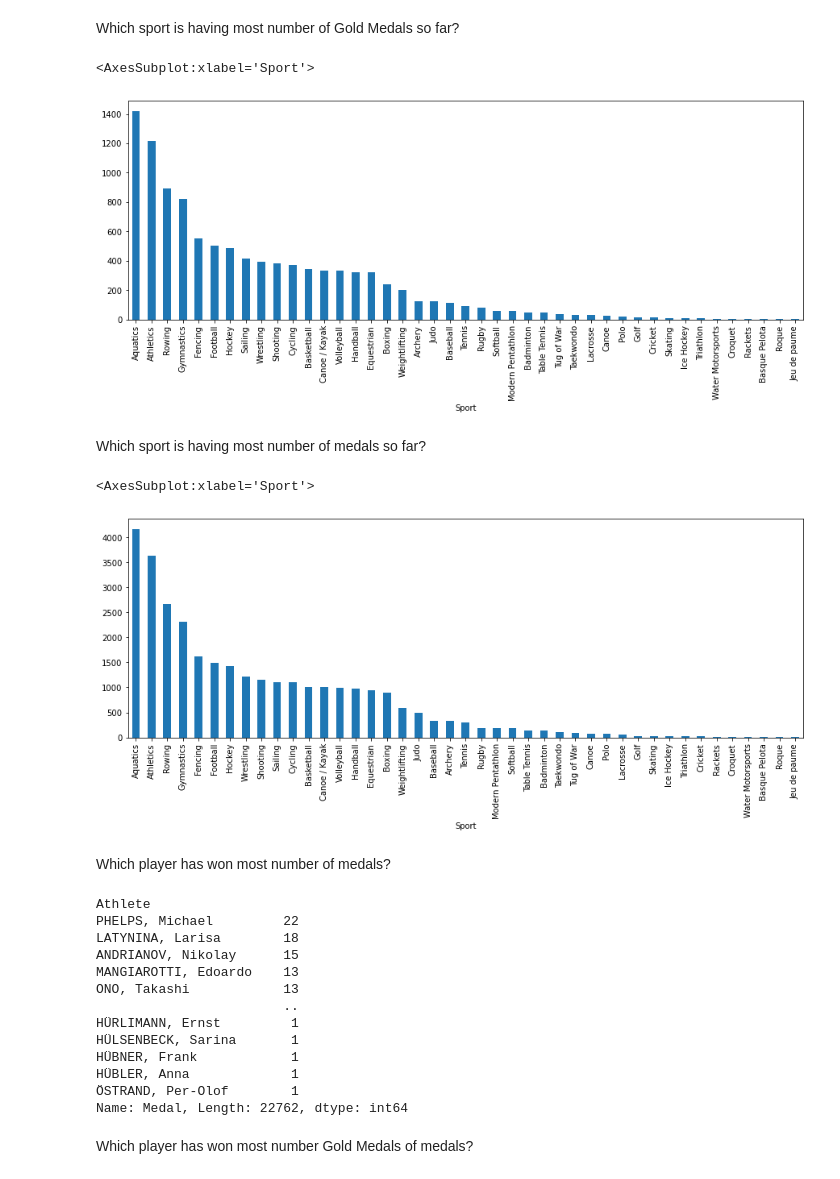
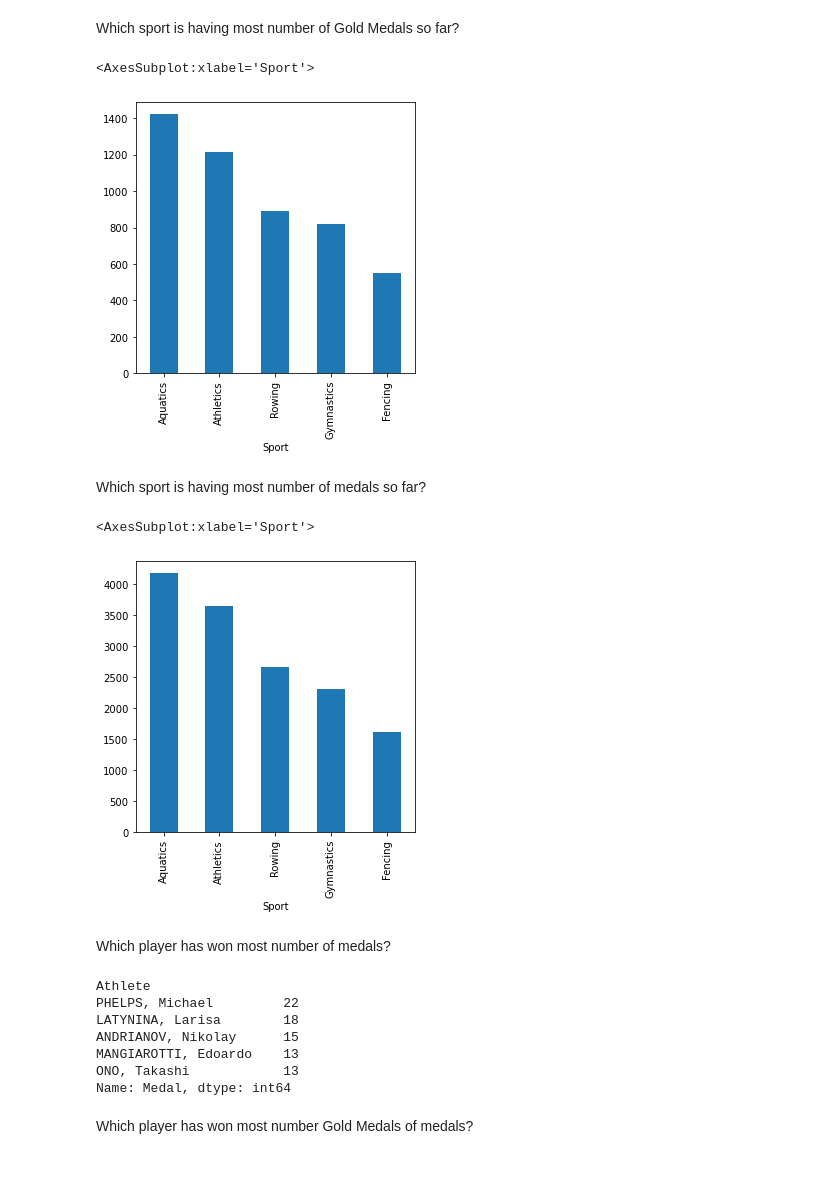
Before and after one commit to jahnavir113/Summer_Olympics_Analysis, a Jupyter notebook: SUMMER_OLYMPICS_ANALYSIS-checkpoint.ipynb, the cells around one changed output. Cells and saved outputs as stored; diff of their text form; code cells hidden in the pictures.

```diff
--- a/SUMMER_OLYMPICS_ANALYSIS-checkpoint.ipynb
+++ b/SUMMER_OLYMPICS_ANALYSIS-checkpoint.ipynb
@@ -29,21 +29,21 @@ Which sport is having most number of Gold Medals so far?
 # %%
 d=df.groupby("Medal")
 k=d.get_group("Gold")
-k.groupby("Sport").count()["Medal"].sort_values(ascending=False).plot.bar(figsize=(15,5))
+k.groupby("Sport").count()["Medal"].sort_values(ascending=False).head().plot.bar(figsize=(5,5))
 # %% [output]
 <AxesSubplot:xlabel='Sport'>
-[figure, old version]
+[figure, new version]
 # %% [markdown]
 Which sport is having most number of medals so far?
 # %%
-df.groupby('Sport').count()['Medal'].sort_values(ascending=False).plot.bar(figsize=(15,5))
+df.groupby('Sport').count()['Medal'].sort_values(ascending=False).head().plot.bar(figsize=(5,5))
 # %% [output]
 <AxesSubplot:xlabel='Sport'>
-[figure, old version]
+[figure, new version]
 # %% [markdown]
 Which player has won most number of medals?
 # %%
-df.groupby("Athlete").count()["Medal"].sort_values(ascending=False)
+df.groupby("Athlete").count()["Medal"].sort_values(ascending=False).head()
 # %% [output]
 Athlete
 PHELPS, Michael         22
@@ -51,13 +51,7 @@ LATYNINA, Larisa        18
 ANDRIANOV, Nikolay      15
 MANGIAROTTI, Edoardo    13
 ONO, Takashi            13
-                        ..
-HÜRLIMANN, Ernst         1
-HÜLSENBECK, Sarina       1
-HÜBNER, Frank            1
-HÜBLER, Anna             1
-ÖSTRAND, Per-Olof        1
-Name: Medal, Length: 22762, dtype: int64
+Name: Medal, dtype: int64
 # %% [markdown]
  Which player has won most number Gold Medals of medals?
 # %%
```
Also changed, not shown: parts of 3 cells of this notebook.
